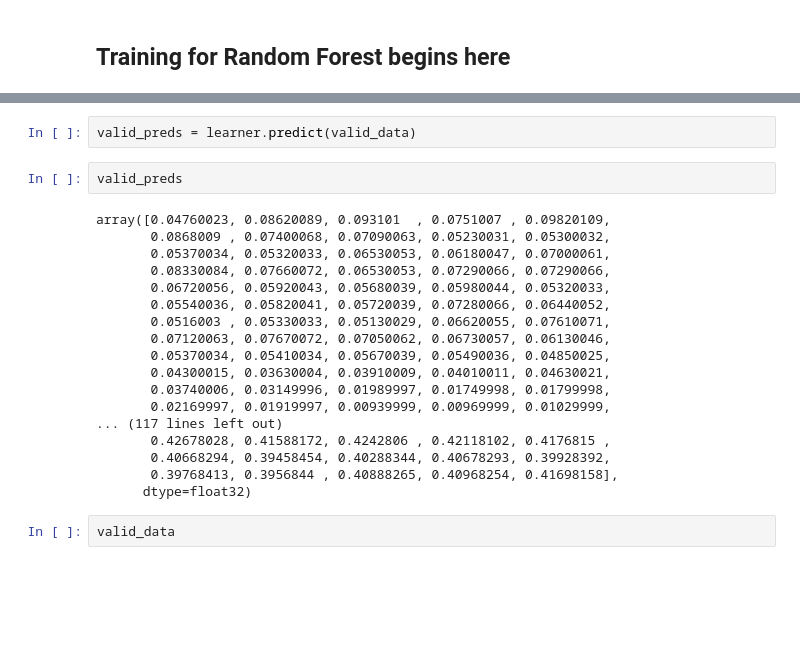
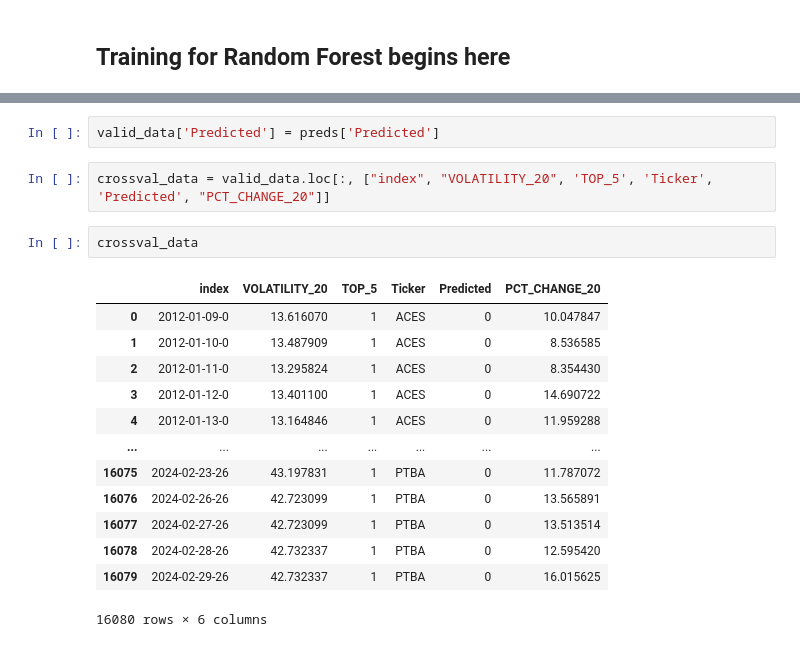
Before and after one commit to osamkabinladna/tradingstrats, a Jupyter notebook: random_forest/train_rf.ipynb, the cells around one changed output, grey strips where cells are left out. Drawn from its saved outputs; the diff is of its cells as text; blank space fills up the shorter version.

```diff
--- a/random_forest/train_rf.ipynb
+++ b/random_forest/train_rf.ipynb
@@ -172,24 +67,20 @@ Accuracy:  0.8212121212121212
-# %%
-valid_preds = learner.predict(valid_data)
-# %%
-valid_preds
-# %% [output]
-array([0.04760023, 0.08620089, 0.093101  , 0.0751007 , 0.09820109,
-       0.0868009 , 0.07400068, 0.07090063, 0.05230031, 0.05300032,
-       0.05370034, 0.05320033, 0.06530053, 0.06180047, 0.07000061,
-       0.08330084, 0.07660072, 0.06530053, 0.07290066, 0.07290066,
-       0.06720056, 0.05920043, 0.05680039, 0.05980044, 0.05320033,
-       0.05540036, 0.05820041, 0.05720039, 0.07280066, 0.06440052,
-       0.0516003 , 0.05330033, 0.05130029, 0.06620055, 0.07610071,
-       0.07120063, 0.07670072, 0.07050062, 0.06730057, 0.06130046,
-       0.05370034, 0.05410034, 0.05670039, 0.05490036, 0.04850025,
-       0.04300015, 0.03630004, 0.03910009, 0.04010011, 0.04630021,
-       0.03740006, 0.03149996, 0.01989997, 0.01749998, 0.01799998,
-       0.02169997, 0.01919997, 0.00939999, 0.00969999, 0.01029999,
-... (117 lines left out)
-       0.42678028, 0.41588172, 0.4242806 , 0.42118102, 0.4176815 ,
-       0.40668294, 0.39458454, 0.40288344, 0.40678293, 0.39928392,
-       0.39768413, 0.3956844 , 0.40888265, 0.40968254, 0.41698158],
-      dtype=float32)
-# %%
-valid_data
+# %%
+valid_data['Predicted'] = preds['Predicted']
+# %%
+crossval_data = valid_data.loc[:, ["index", "VOLATILITY_20", 'TOP_5', 'Ticker', 'Predicted', "PCT_CHANGE_20"]]
+# %%
+crossval_data
+# %% [output]
+|  | index | VOLATILITY_20 | TOP_5 | Ticker | Predicted | PCT_CHANGE_20 |
+| 0 | 2012-01-09-0 | 13.616070 | 1 | ACES | 0 | 10.047847 |
+| 1 | 2012-01-10-0 | 13.487909 | 1 | ACES | 0 | 8.536585 |
+| 2 | 2012-01-11-0 | 13.295824 | 1 | ACES | 0 | 8.354430 |
+| 3 | 2012-01-12-0 | 13.401100 | 1 | ACES | 0 | 14.690722 |
+| 4 | 2012-01-13-0 | 13.164846 | 1 | ACES | 0 | 11.959288 |
+| ... | ... | ... | ... | ... | ... | ... |
+| 16075 | 2024-02-23-26 | 43.197831 | 1 | PTBA | 0 | 11.787072 |
+| 16076 | 2024-02-26-26 | 42.723099 | 1 | PTBA | 0 | 13.565891 |
+| 16077 | 2024-02-27-26 | 42.723099 | 1 | PTBA | 0 | 13.513514 |
+| 16078 | 2024-02-28-26 | 42.732337 | 1 | PTBA | 0 | 12.595420 |
+| 16079 | 2024-02-29-26 | 42.732337 | 1 | PTBA | 0 | 16.015625 |
+16080 rows × 6 columns
```
Also changed, not shown: parts of 25 cells of this notebook, 2 other files.
